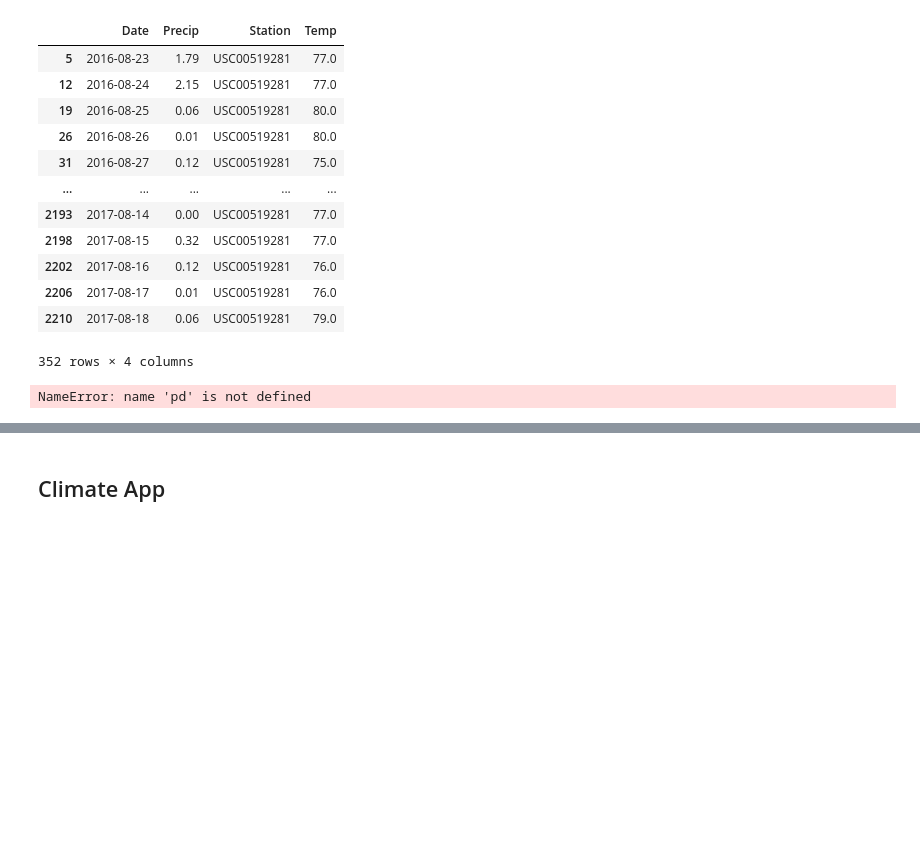
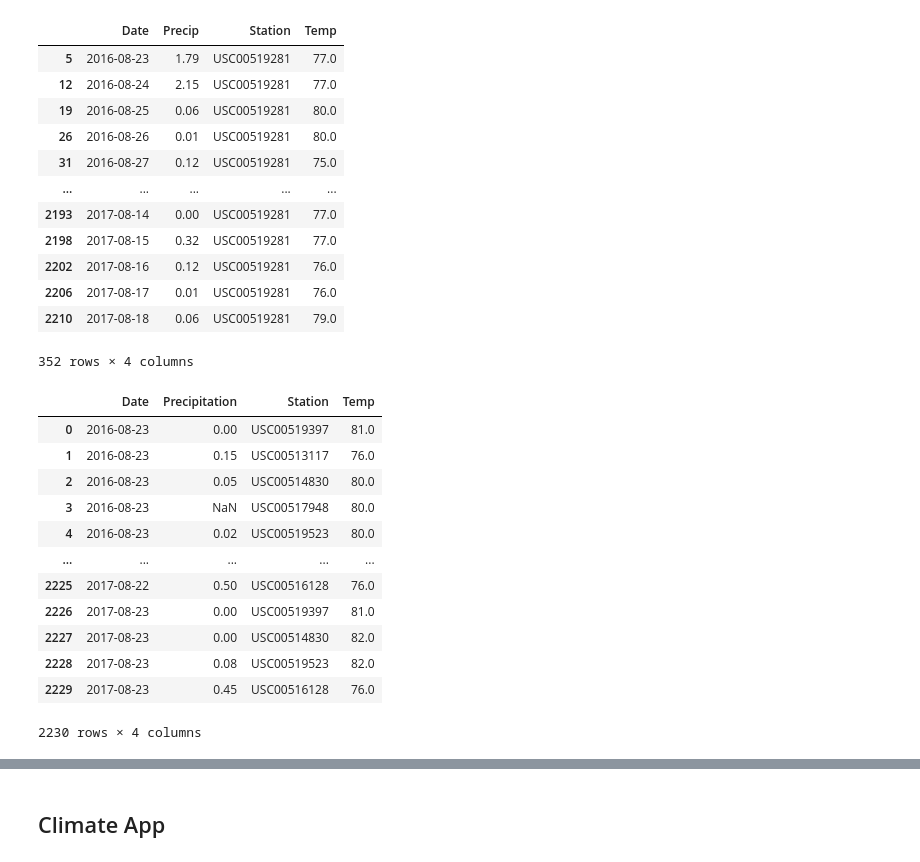
Before and after one commit to rmaher314/HW8_SQLAlchemy_Challenge, a Jupyter notebook: climate_starter.ipynb, the cells around one changed output, grey strips where cells are left out. Saved outputs shown, nothing was run; the diff lists cells and outputs as text; code cells hidden in the pictures; blank space fills up the shorter version.

```diff
--- a/climate_starter.ipynb
+++ b/climate_starter.ipynb
@@ -183,9 +212,21 @@ most_active_station_df
 # %%
 # Using the station id from the previous query, calculate the lowest temperature recorded,
 # highest temperature recorded, and average temperature of the most active station?
-active_station_yr_df = pd.DataFrame(yearprecip, columns=['ID','Station','Date', 'Precipitation','Temp'])
+active_station_yr_df = pd.DataFrame(yearprecip, columns=['Date','Precipitation', 'Station','Temp'])
 active_station_yr_df
 # %% [output]
+|  | Date | Precipitation | Station | Temp |
+| 0 | 2016-08-23 | 0.00 | USC00519397 | 81.0 |
+| 1 | 2016-08-23 | 0.15 | USC00513117 | 76.0 |
+| 2 | 2016-08-23 | 0.05 | USC00514830 | 80.0 |
+| 3 | 2016-08-23 | NaN | USC00517948 | 80.0 |
+| 4 | 2016-08-23 | 0.02 | USC00519523 | 80.0 |
+| ... | ... | ... | ... | ... |
+| 2225 | 2017-08-22 | 0.50 | USC00516128 | 76.0 |
+| 2226 | 2017-08-23 | 0.00 | USC00519397 | 81.0 |
+| 2227 | 2017-08-23 | 0.00 | USC00514830 | 82.0 |
+| 2228 | 2017-08-23 | 0.08 | USC00519523 | 82.0 |
+| 2229 | 2017-08-23 | 0.45 | USC00516128 | 76.0 |
-NameError: name 'pd' is not defined
+2230 rows × 4 columns
 # %%
 # Choose the station with the highest number of temperature observations.
```
Also changed, not shown: parts of 4 cells of this notebook, 1 other file.
